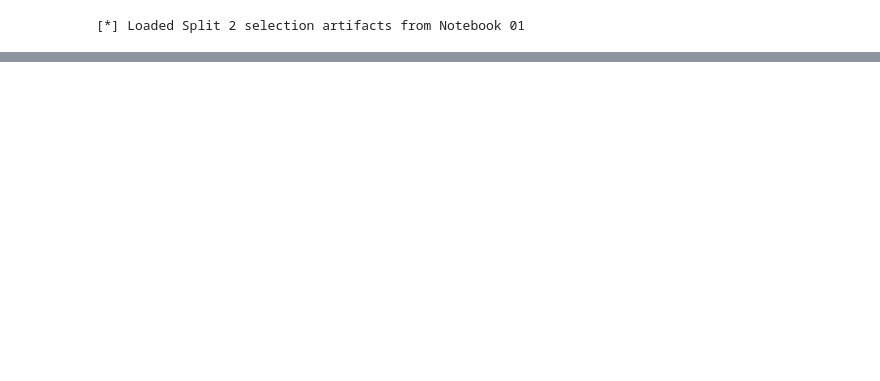
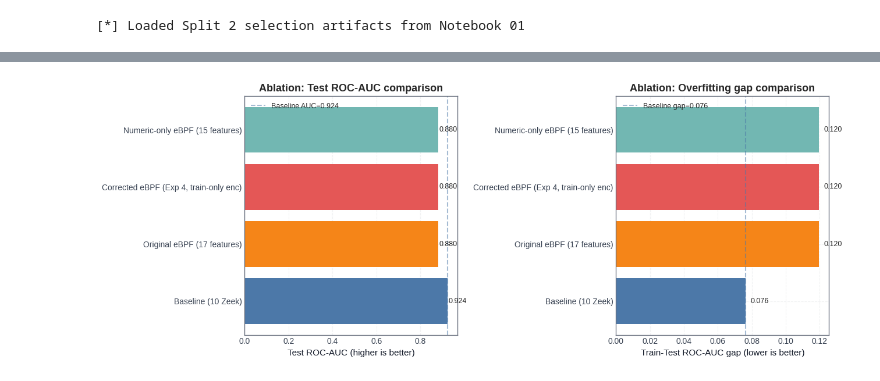
Before and after one commit to merinnnn/ebpf-net-sentinel, a Jupyter notebook: ml/notebooks/04_generalisation.ipynb, the cells around one changed output, grey strips where cells are left out. Saved outputs shown, nothing was run; the diff lists cells and outputs as text; code cells hidden in the pictures; blank space fills up the shorter version.

Commit message:
feat: ablation

```diff
--- a/ml/notebooks/04_generalisation.ipynb
+++ b/ml/notebooks/04_generalisation.ipynb
@@ -294,0 +415,91 @@ for fs, kdir in [('baseline', SPLITS_5_BASELINE), ('ebpf', SPLITS_5_EBPF)]:
+# %%
+NUMERIC_EBPF_FEATURES = [
+    'ebpf_bytes_sent', 'ebpf_bytes_recv',
+    'ebpf_retransmits', 'ebpf_state_changes', 'ebpf_samples',
+]
+BASELINE_FEATURES = PACKS['baseline']['features']
+NUMERIC_ONLY_FEATURES = BASELINE_FEATURES + NUMERIC_EBPF_FEATURES
+
+print(f'[*] Numeric-only feature set ({len(NUMERIC_ONLY_FEATURES)}): {NUMERIC_ONLY_FEATURES}')
+print(f'[*] Dropped from original eBPF: ebpf_pid (all-zero), ebpf_uid (all-65534)')
+
+# Load only the columns needed for this ablation
+exp5_load_cols = list(dict.fromkeys(['is_attack', *NUMERIC_ONLY_FEATURES]))
+train_df5 = pd.read_parquet(SPLITS_4_EBPF / 'train.parquet', columns=exp5_load_cols)
+test_df5  = pd.read_parquet(SPLITS_4_EBPF / 'test_realistic.parquet', columns=exp5_load_cols)
+
+avail_train5 = [c for c in NUMERIC_ONLY_FEATURES if c in train_df5.columns]
+avail_test5  = [c for c in NUMERIC_ONLY_FEATURES if c in test_df5.columns]
+
+X_train5 = train_df5[avail_train5].select_dtypes(include='number')
+y_train5  = (train_df5['is_attack'] == 1).astype(int).to_numpy()
+X_test5   = test_df5[avail_test5].select_dtypes(include='number')
+y_test5   = (test_df5['is_attack'] == 1).astype(int).to_numpy()
+
+# Check for constant columns
+for col in NUMERIC_EBPF_FEATURES:
+    if col in X_train5.columns:
+        nuniq = X_train5[col].nunique()
+        print(f'    {col}: {nuniq} unique values in train')
+
+# Train HGB
+hgb_numeric = HistGradientBoostingClassifier(**HGB_PARAMS)
+hgb_numeric.fit(X_train5, y_train5)
+
+train_proba5 = hgb_numeric.predict_proba(X_train5)[:, 1]
+test_proba5  = hgb_numeric.predict_proba(X_test5)[:, 1]
+
+train_auc5 = roc_auc_score(y_train5, train_proba5)
+test_auc5  = roc_auc_score(y_test5,  test_proba5)
+test_ap5   = average_precision_score(y_test5, test_proba5)
+gap5       = train_auc5 - test_auc5
+
+# Combined comparison table: all three models
+exp5_summary = pd.DataFrame([
+    {'Model': 'Baseline (10 Zeek)',                    'Features': 10, 'Test ROC-AUC': baseline_auc,       'Train-Test Gap': baseline_gap,   'PR-AUC': float('nan')},
+    {'Model': 'Original eBPF (17 features)',           'Features': 17, 'Test ROC-AUC': ebpf_orig_auc,      'Train-Test Gap': ebpf_orig_gap,  'PR-AUC': float('nan')},
+    {'Model': 'Corrected eBPF (Exp 4, train-only enc)','Features': len(corrected_features), 'Test ROC-AUC': test_auc_corrected, 'Train-Test Gap': gap_corrected, 'PR-AUC': test_ap_corrected},
+    {'Model': 'Numeric-only eBPF (15 features)',       'Features': len(avail_train5), 'Test ROC-AUC': test_auc5, 'Train-Test Gap': gap5, 'PR-AUC': test_ap5},
+])
+print()
+print('[*] Experiment 5: Numeric-only eBPF ablation (Split 4 realistic):')
+print(exp5_summary.to_string(index=False, float_format='{:.4f}'.format))
+
+# Save combined ablation results
+ablation_path = REPORTS_DIR / f'ebpf_ablation_experiments_seed{RANDOM_SEED}.csv'
+exp5_summary.to_csv(ablation_path, index=False)
+print(f'\n[+] Saved ablation table: {ablation_path}')
+
+# Visualise
+fig, axes = plt.subplots(1, 2, figsize=(13, 5))
+models = exp5_summary['Model'].tolist()
+aucs   = exp5_summary['Test ROC-AUC'].tolist()
+gaps   = exp5_summary['Train-Test Gap'].tolist()
+
+colors = [BASELINE_COLOR, EBPF_COLOR, '#E45756', '#72B7B2']
+bars0 = axes[0].barh(models, aucs, color=colors)
+axes[0].axvline(baseline_auc, color=BASELINE_COLOR, linestyle='--', alpha=0.5, label=f'Baseline AUC={baseline_auc:.3f}')
+axes[0].set_xlabel('Test ROC-AUC (higher is better)')
+axes[0].set_title('Ablation: Test ROC-AUC comparison')
+axes[0].legend(fontsize=9)
+for bar, v in zip(bars0, aucs):
+    axes[0].text(bar.get_width() + 0.005, bar.get_y() + bar.get_height()/2, f'{v:.3f}', va='center', fontsize=9)
+
+bars1 = axes[1].barh(models, gaps, color=colors)
+axes[1].axvline(baseline_gap, color=BASELINE_COLOR, linestyle='--', alpha=0.5, label=f'Baseline gap={baseline_gap:.3f}')
+axes[1].set_xlabel('Train-Test ROC-AUC gap (lower is better)')
+axes[1].set_title('Ablation: Overfitting gap comparison')
+axes[1].legend(fontsize=9)
+for bar, v in zip(bars1, gaps):
+    axes[1].text(bar.get_width() + 0.003, bar.get_y() + bar.get_height()/2, f'{v:.3f}', va='center', fontsize=9)
+
+plt.tight_layout()
+ablation_fig = REPORTS_DIR / f'ebpf_ablation_experiments_seed{RANDOM_SEED}.png'
+savefig(fig, ablation_fig)
+plt.show()
+plt.close(fig)
+print(f'[+] Saved ablation figure: {ablation_fig}')
+
+del X_train5, X_test5, y_train5, y_test5, train_proba5, test_proba5, train_df5, test_df5, hgb_numeric
+gc.collect()
+# %% [output]
@@ -294,0 +522 @@ for fs, kdir in [('baseline', SPLITS_5_BASELINE), ('ebpf', SPLITS_5_EBPF)]:
+[figure, added]
```
Also changed, not shown: parts of 18 cells of this notebook.
